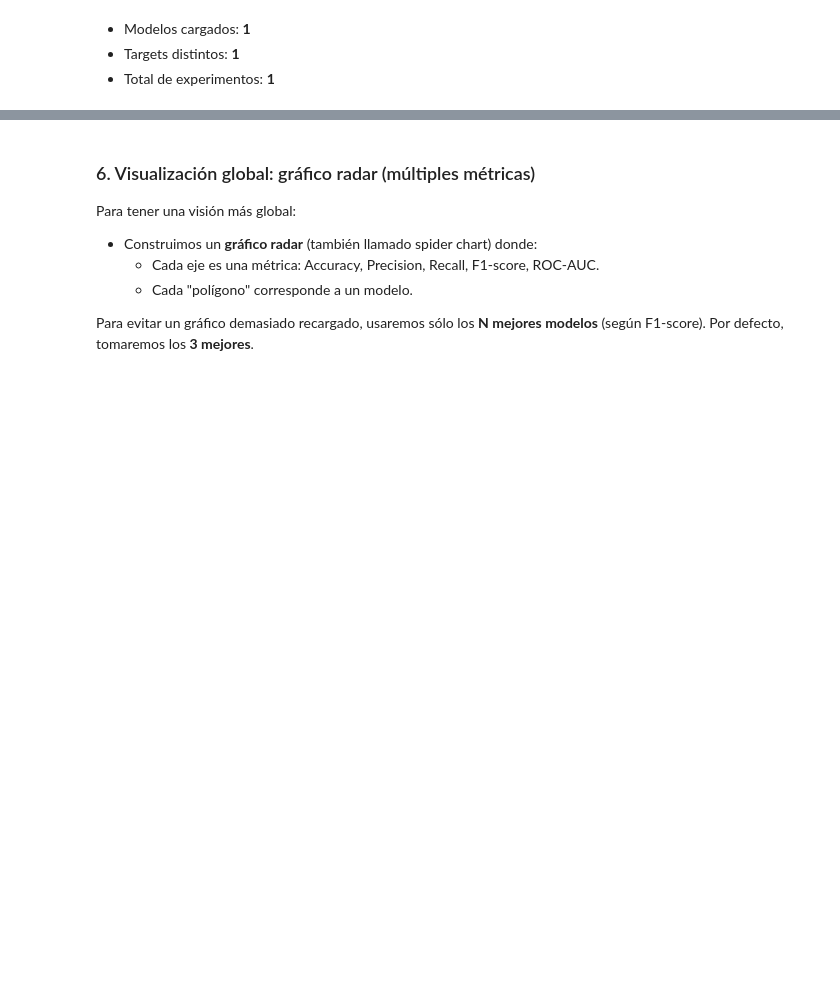
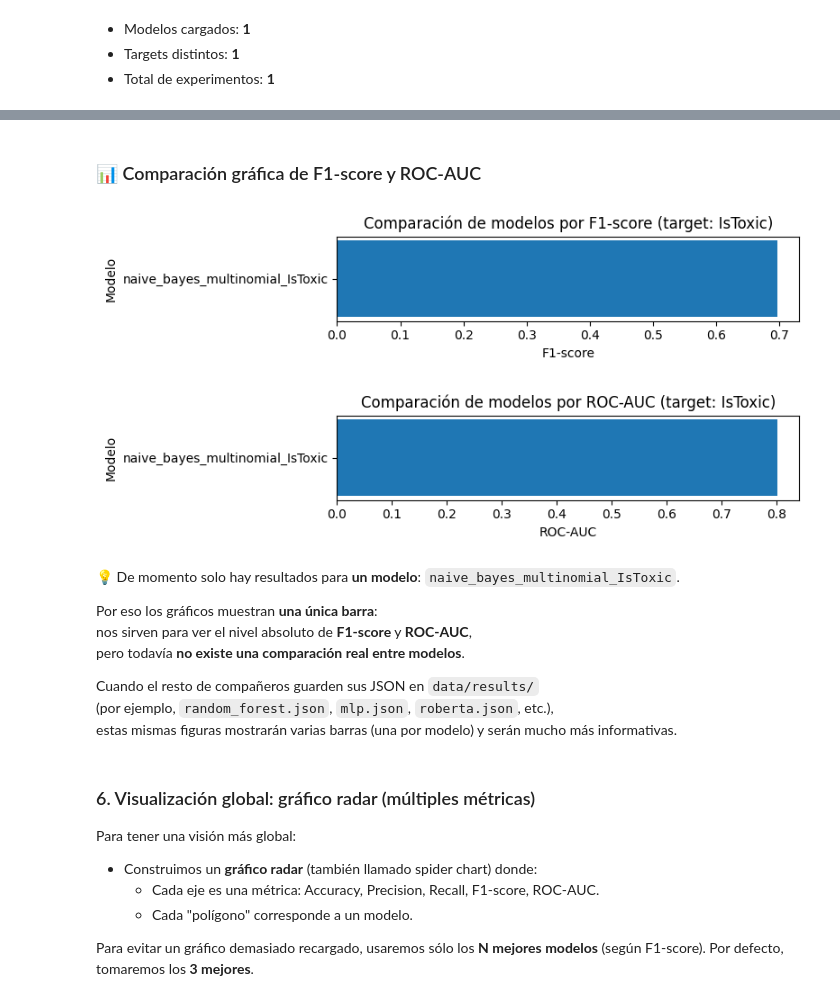
Before and after one commit to Bootcamp-IA-P5/Proyecto_X_NLP_G4, a Jupyter notebook: backend/notebooks/comparison_models.ipynb, the cells around one changed output, grey strips where cells are left out. Saved outputs shown, nothing was run; the diff lists cells and outputs as text; code cells hidden in the pictures; blank space fills up the shorter version.

```diff
--- a/backend/notebooks/comparison_models.ipynb
+++ b/backend/notebooks/comparison_models.ipynb
@@ -409,3 +469,70 @@ display(Markdown(
+# %%
+# === 5. Bar plots for F1-score and ROC-AUC ==================================
+
+import matplotlib.pyplot as plt  # Basic plotting
+
+display(Markdown("### 📊 Comparación gráfica de F1-score y ROC-AUC"))
+
+# Number of models in the comparison table
+n_models = comparison_df_sorted.shape[0]
+
+# --------- F1-score barh plot -----------------------------------------------
+fig, ax = plt.subplots(figsize=(8, 1.5 + 0.4 * n_models))  # Dynamic height
+ax.barh(comparison_df_sorted.index, comparison_df_sorted["F1-score"])
+ax.set_xlabel("F1-score")
+ax.set_ylabel("Modelo")
+ax.set_title(f"Comparación de modelos por F1-score (target: {TARGET_LABEL})")
+plt.tight_layout()
+plt.show()
+
+# --------- ROC-AUC barh plot ------------------------------------------------
+fig, ax = plt.subplots(figsize=(8, 1.5 + 0.4 * n_models))  # Dynamic height
+ax.barh(comparison_df_sorted.index, comparison_df_sorted["ROC-AUC"])
+ax.set_xlabel("ROC-AUC")
+ax.set_ylabel("Modelo")
+ax.set_title(f"Comparación de modelos por ROC-AUC (target: {TARGET_LABEL})")
+plt.tight_layout()
+plt.show()
+
+# --------- Explanation depending on #models ---------------------------------
+if n_models == 1:
+    # Only one model: still valid, but no real comparison yet
+    single_model = comparison_df_sorted.index[0]
+    display(Markdown(f"""
+💡 De momento solo hay resultados para **un modelo**: `{single_model}`.
+
+Por eso los gráficos muestran **una única barra**:
+nos sirven para ver el nivel absoluto de **F1-score** y **ROC-AUC**,
+pero todavía **no existe una comparación real entre modelos**.
+
+Cuando el resto de compañeros guarden sus JSON en `data/results/`
+(por ejemplo, `random_forest.json`, `mlp.json`, `roberta.json`, etc.),
+estas mismas figuras mostrarán varias barras (una por modelo) y serán mucho más informativas.
+"""))
+else:
+    # Several models: real comparison
+    display(Markdown("""
+**🔎 Interpretación general de las gráficas:**
+
+- Cada barra representa un modelo distinto.
+- Cuanto más larga es la barra, mejor rendimiento tiene el modelo en esa métrica.
+- Es interesante fijarse en modelos que mantienen **F1-score** y **ROC-AUC** altos a la vez:
+  suelen ser los mejores candidatos para pasar a producción.
+"""))
+# %% [output]
+### 📊 Comparación gráfica de F1-score y ROC-AUC
+[figure, added]
+[figure, added]
+
+💡 De momento solo hay resultados para **un modelo**: `naive_bayes_multinomial_IsToxic`.
+
+Por eso los gráficos muestran **una única barra**:
+nos sirven para ver el nivel absoluto de **F1-score** y **ROC-AUC**,
+pero todavía **no existe una comparación real entre modelos**.
+
+Cuando el resto de compañeros guarden sus JSON en `data/results/`
+(por ejemplo, `random_forest.json`, `mlp.json`, `roberta.json`, etc.),
+estas mismas figuras mostrarán varias barras (una por modelo) y serán mucho más informativas.
 # %% [markdown]
 ### 6. Visualización global: gráfico radar (múltiples métricas)
 
```
Also changed, not shown: parts of 7 cells of this notebook.
